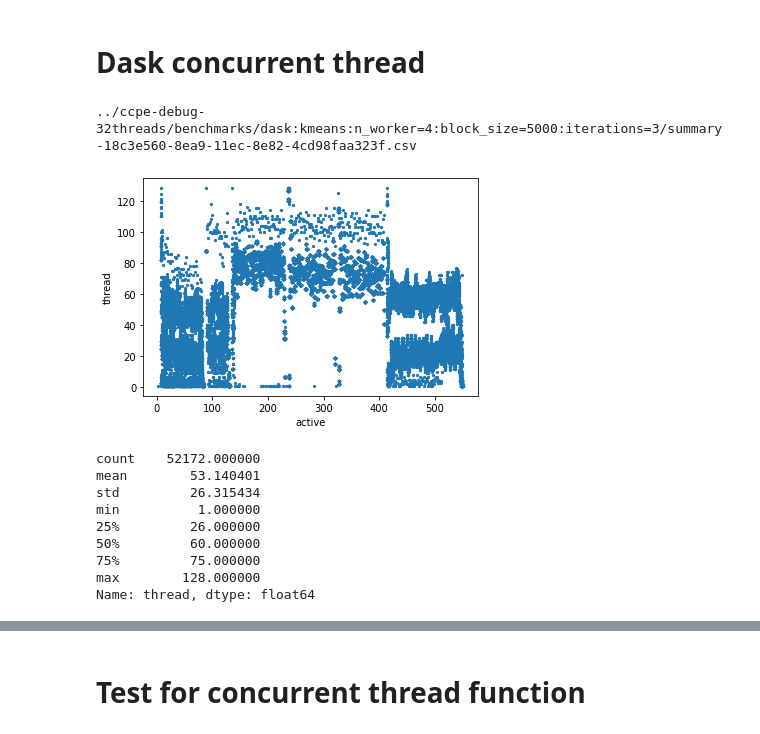
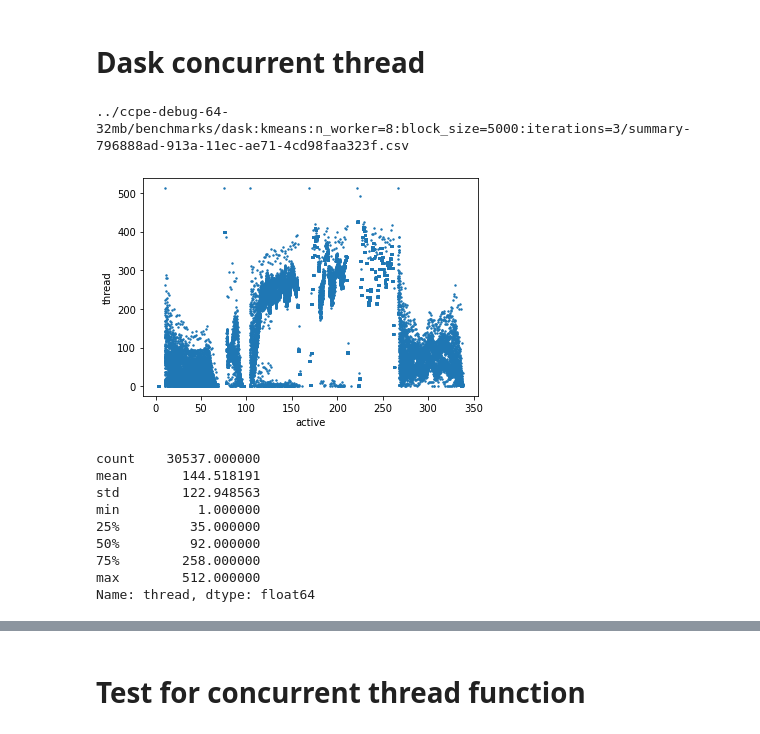
Before and after one commit to big-data-lab-team/paper-big-data-engines, a Jupyter notebook: plot-script/analysis.ipynb, the cells around one changed output, grey strips where cells are left out. Saved outputs shown, nothing was run; the diff lists cells and outputs as text; code cells hidden in the pictures.

```diff
--- a/plot-script/analysis.ipynb
+++ b/plot-script/analysis.ipynb
@@ -19,19 +20,20 @@ def func_count(folder):
     df = pd.concat(pd_list, axis=0, ignore_index=True)
     return df.groupby("func").count()["filename"]
 
-def thread_count(folder):
-    pd_list = [pd.read_csv(filename, names=col_names) for filename in glob.glob(folder)]
-    df = pd.concat(pd_list, axis=0, ignore_index=True)
-    return df.groupby("func").nunique()[
-        ("process" if "spark" in folder else "thread")
-    ]
-
-def concurrent_threads(folder, granularity=10):
+def concurrent_threads(folder, granularity=100):
     thread = "process" if "spark" in folder  else "thread"
     def func_(filename):
         df = pd.read_csv(filename, names=col_names)
 
-        df["active"] = df.apply(lambda x:list(np.linspace(round(x.start), round(x.end), granularity)), axis=1)
+        df["active"] = df.apply(
+            lambda x: list(
+                np.linspace(
+                    round(x.start),
+                    round(x.end),
+                    granularity,
+                )
+            ),
+            axis=1)
         df = df.explode("active")
 
         return df.groupby(["active", thread]).count() \
@@ -41,7 +43,7 @@ def concurrent_threads(folder, granularity=10):
         print(filename)
 
         rv = func_(filename)
-        rv.reset_index().plot.scatter("active", thread, s=5)
+        rv.reset_index().plot.scatter("active", thread, s=2)
         plt.show()
         pprint(rv[thread].describe())
 # %%
@@ -132,17 +132,17 @@ Name: process, dtype: float64
 # %% [markdown]
 # Dask concurrent thread
 # %%
-folder = "../ccpe-debug-32threads/benchmarks/dask:kmeans:n_worker=4:block_size=5000:iterations=3/*"
-concurrent_threads(folder, 100)
+folder = "../ccpe-debug-64-32mb/benchmarks/dask:kmeans:n_worker=8:block_size=5000:iterations=3/*"
+concurrent_threads(folder)
 # %% [output]
-../ccpe-debug-32threads/benchmarks/dask:kmeans:n_worker=4:block_size=5000:iterations=3/summary-18c3e560-8ea9-11ec-8e82-4cd98faa323f.csv
+../ccpe-debug-64-32mb/benchmarks/dask:kmeans:n_worker=8:block_size=5000:iterations=3/summary-796888ad-913a-11ec-ae71-4cd98faa323f.csv
-[figure, old version]
+[figure, new version]
-count    52172.000000
-mean        53.140401
-std         26.315434
+count    30537.000000
+mean       144.518191
+std        122.948563
 min          1.000000
-25%         26.000000
-50%         60.000000
-75%         75.000000
-max        128.000000
+25%         35.000000
+50%         92.000000
+75%        258.000000
+max        512.000000
 Name: thread, dtype: float64
```
Also changed, not shown: parts of 10 cells of this notebook, 9 other files.
